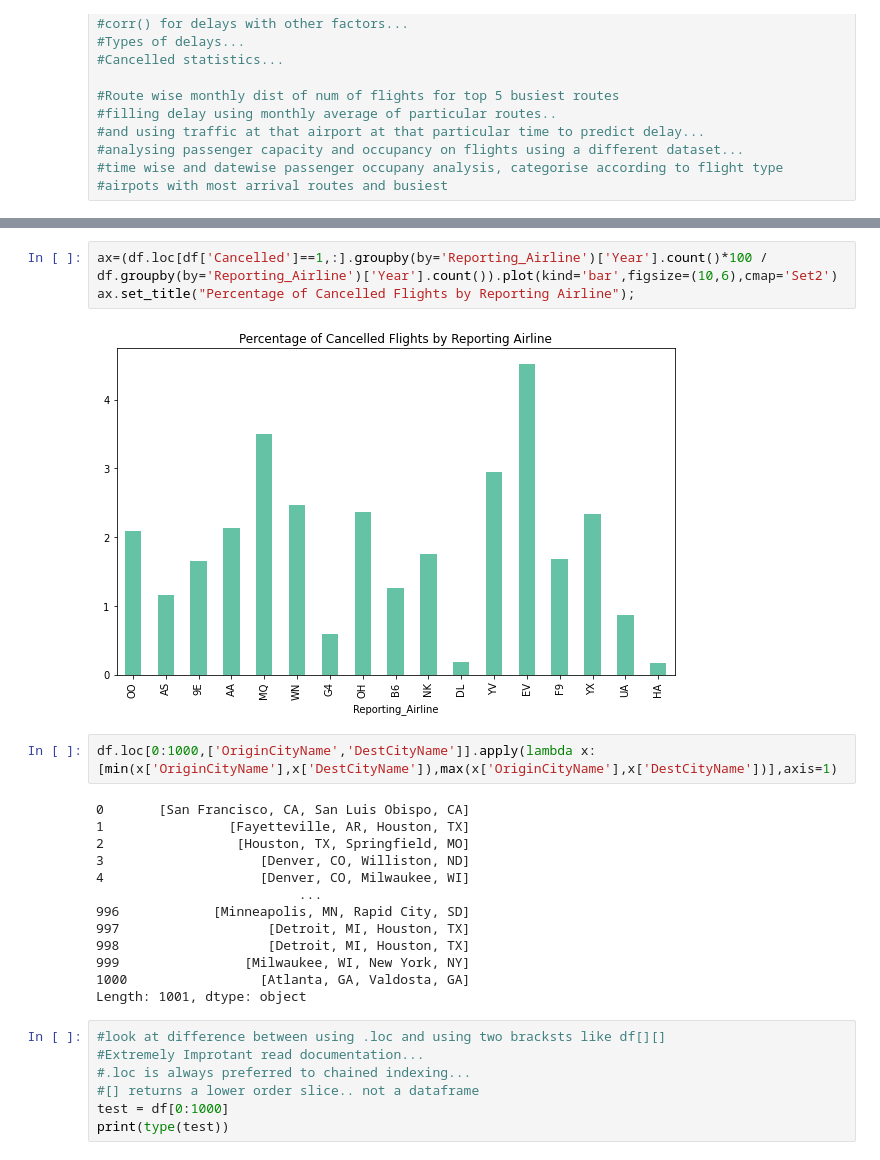
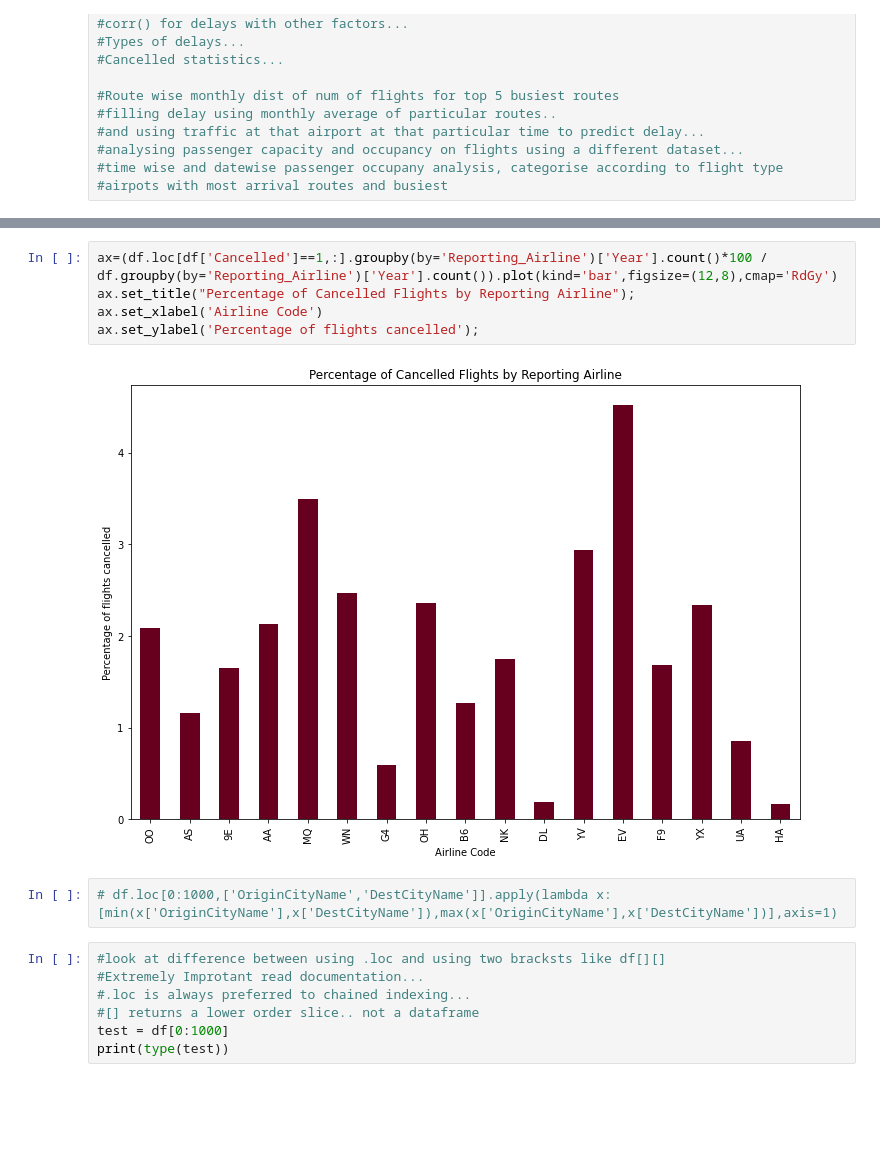
Before and after one commit to vijaynadimpalli/USAirplaneDataAnalysis, a Jupyter notebook: AirplaneDelayAnalysis.ipynb, the cells around one changed output, grey strips where cells are left out. Drawn from its saved outputs; the diff is of its cells as text; blank space fills up the shorter version.

```diff
--- a/AirplaneDelayAnalysis.ipynb
+++ b/AirplaneDelayAnalysis.ipynb
@@ -510,23 +494,12 @@ Text(0.5, 1.0, 'Number of Cancellations per Airline')
 # %%
-ax=(df.loc[df['Cancelled']==1,:].groupby(by='Reporting_Airline')['Year'].count()*100 / df.groupby(by='Reporting_Airline')['Year'].count()).plot(kind='bar',figsize=(10,6),cmap='Set2')
+ax=(df.loc[df['Cancelled']==1,:].groupby(by='Reporting_Airline')['Year'].count()*100 / df.groupby(by='Reporting_Airline')['Year'].count()).plot(kind='bar',figsize=(12,8),cmap='RdGy')
 ax.set_title("Percentage of Cancelled Flights by Reporting Airline");
+ax.set_xlabel('Airline Code')
+ax.set_ylabel('Percentage of flights cancelled');
 # %% [output]
-[figure, old version]
+[figure, new version]
 # %%
-df.loc[0:1000,['OriginCityName','DestCityName']].apply(lambda x:[min(x['OriginCityName'],x['DestCityName']),max(x['OriginCityName'],x['DestCityName'])],axis=1)
+# df.loc[0:1000,['OriginCityName','DestCityName']].apply(lambda x:[min(x['OriginCityName'],x['DestCityName']),max(x['OriginCityName'],x['DestCityName'])],axis=1)
-# %% [output]
-0       [San Francisco, CA, San Luis Obispo, CA]
-1                [Fayetteville, AR, Houston, TX]
-2                 [Houston, TX, Springfield, MO]
-3                    [Denver, CO, Williston, ND]
-4                    [Denver, CO, Milwaukee, WI]
-                          ...
-996            [Minneapolis, MN, Rapid City, SD]
-997                   [Detroit, MI, Houston, TX]
-998                   [Detroit, MI, Houston, TX]
-999                [Milwaukee, WI, New York, NY]
-1000                 [Atlanta, GA, Valdosta, GA]
-Length: 1001, dtype: object
 # %%
 #look at difference between using .loc and using two bracksts like df[][]
 #Extremely Improtant read documentation...
```
Also changed, not shown: parts of 69 cells of this notebook.
